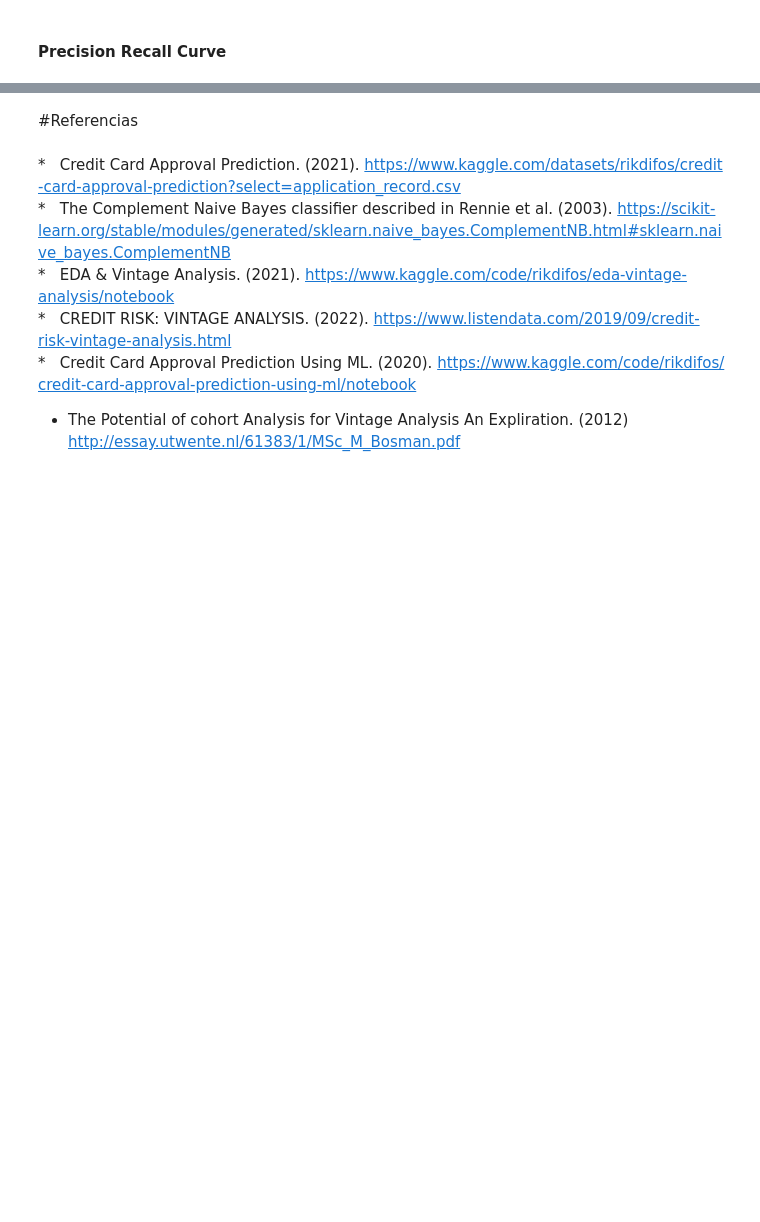
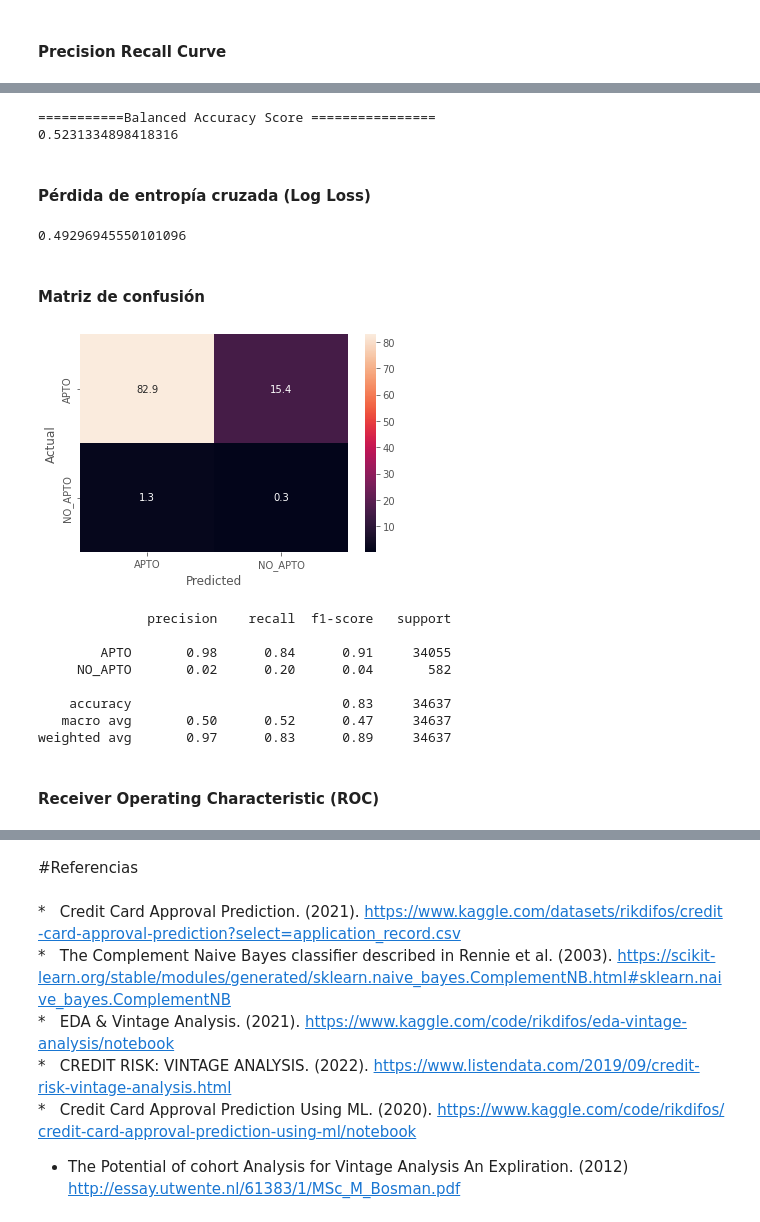
Before and after one commit to mariaimr/Monografia-UdeA, a Jupyter notebook: Monografia_Credit_Card_Approval_Prediction.ipynb, the cells around one changed output, grey strips where cells are left out. Drawn from its saved outputs; the diff is of its cells as text; code cells hidden in the pictures; blank space fills up the shorter version.

```diff
--- a/Monografia_Credit_Card_Approval_Prediction.ipynb
+++ b/Monografia_Credit_Card_Approval_Prediction.ipynb
@@ -1650,0 +2501,3 @@ pr_display = PrecisionRecallDisplay(precision=prec, recall=recall).plot()
+# %%
+y_1 = model_SVR.predict(X_test)
+y_pred = model_SVR.predict_proba(X_test)
@@ -1650,0 +2512,55 @@ pr_display = PrecisionRecallDisplay(precision=prec, recall=recall).plot()
+# %%
+y_test = y_test.replace({"APTO": 0, "NO_APTO": 1})
+
+y_1[y_1== 'APTO'] = 0
+y_1[y_1== 'NO_APTO'] = 1
+
+y_test = y_test.tolist()
+y_1 = y_1.tolist()
+
+print("===========Balanced Accuracy Score ================")
+print(balanced_accuracy_score(y_test, y_1))
+# %% [output]
+===========Balanced Accuracy Score ================
+0.5231334898418316
+# %% [markdown]
+#### Pérdida de entropía cruzada (Log Loss)
+# %%
+y_test = np.array(y_test)
+log_loss(y_test, y_pred)
+# %% [output]
+0.49296945550101096
+# %% [markdown]
+#### Matriz de confusión
+# %%
+y_1_mat = ['APTO' if x==0 else 'NO_APTO' for x in y_1]
+y_test_mat = ['APTO' if x==0 else 'NO_APTO' for x in y_test]
+# %%
+#Matriz de confusión
+conf_mat = confusion_matrix(y_test_mat, y_1_mat)
+conf_mat = np.round(((conf_mat/len(y_test_mat))*100),1)
+
+fig, ax = plt.subplots(figsize=(6,4))
+sns.heatmap(conf_mat
+            , annot=True
+            , fmt='.1f'
+            , xticklabels=set(y_1_mat)
+            , yticklabels=set(y_1_mat)
+           )
+plt.ylabel('Actual')
+plt.xlabel('Predicted')
+plt.show()
+
+print(metrics.classification_report(y_test_mat, y_1_mat, target_names=set(y_1_mat)))
+# %% [output]
+[figure, added]
+              precision    recall  f1-score   support
+
+        APTO       0.98      0.84      0.91     34055
+     NO_APTO       0.02      0.20      0.04       582
+
+    accuracy                           0.83     34637
+   macro avg       0.50      0.52      0.47     34637
+weighted avg       0.97      0.83      0.89     34637
+# %% [markdown]
+#### Receiver Operating Characteristic (ROC)
```
Also changed, not shown: parts of 186 cells of this notebook.
